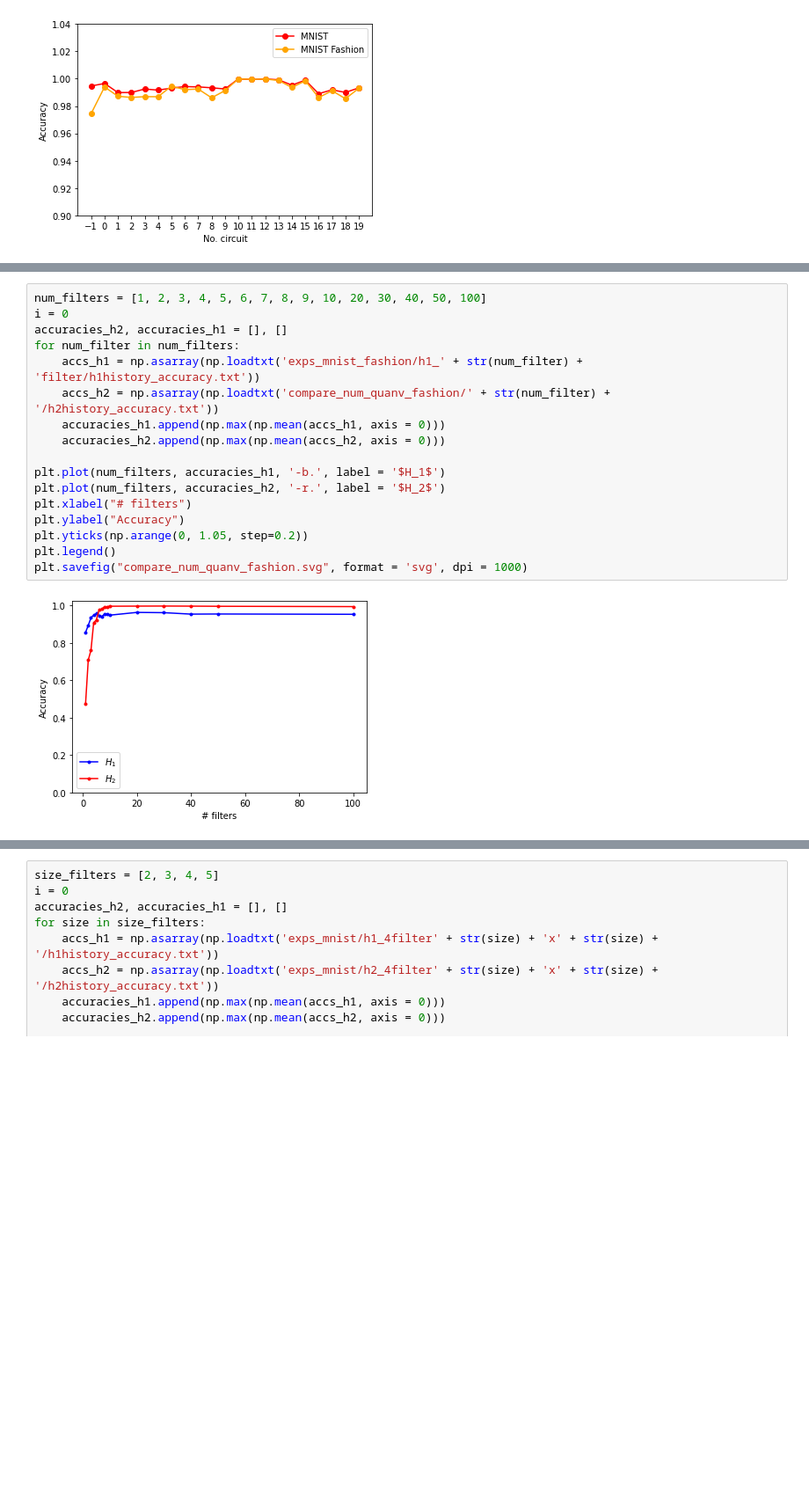
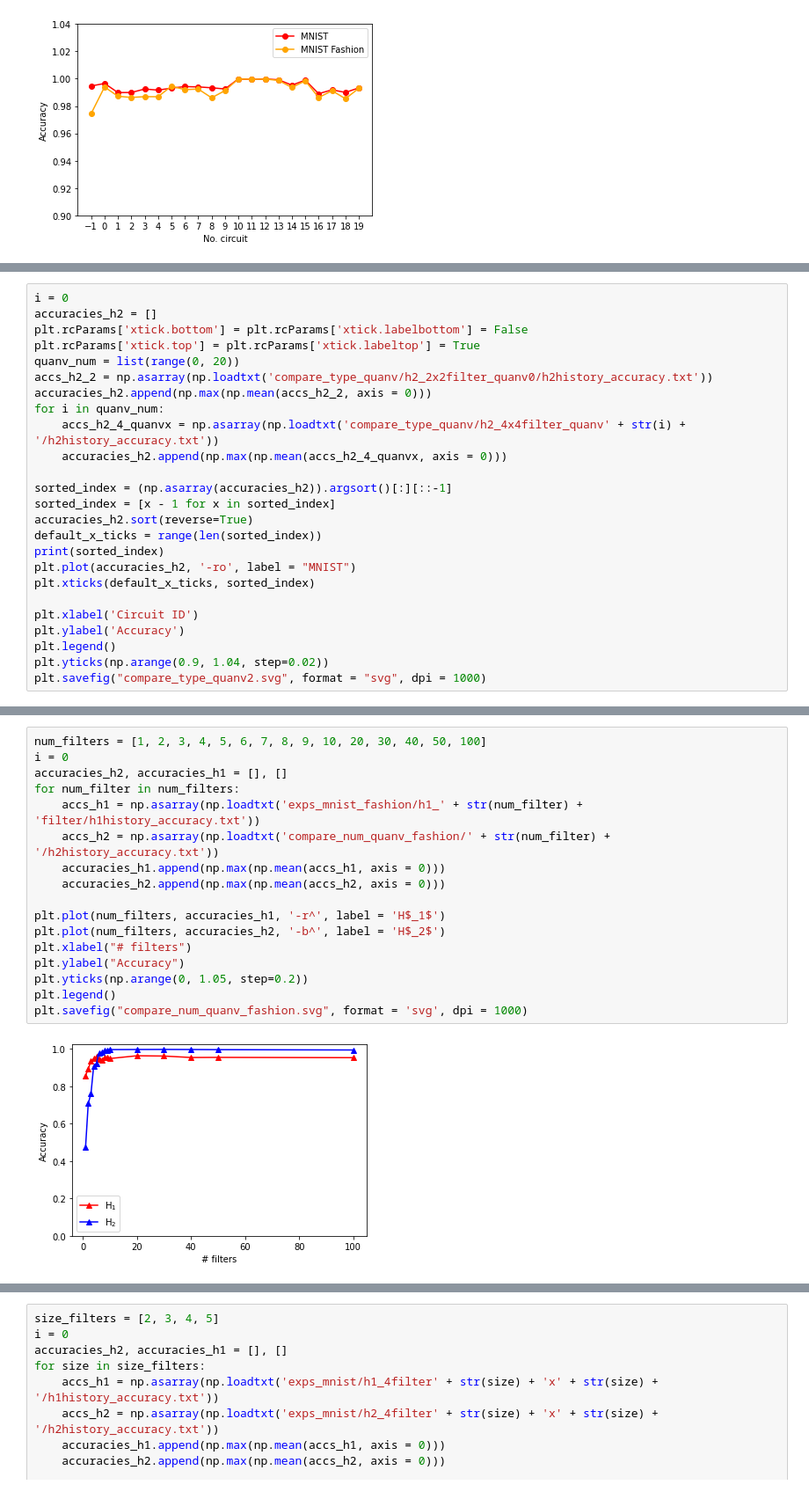
Before and after one commit to vutuanhai237/DynamicQNN, a Jupyter notebook: codes/plt_baseline.ipynb, the cells around one changed output, grey strips where cells are left out. Shown at 88% size. Drawn from its saved outputs; the diff is of its cells as text; blank space fills up the shorter version.

```diff
--- a/codes/plt_baseline.ipynb
+++ b/codes/plt_baseline.ipynb
@@ -178,0 +201,25 @@ array([11, 13, 12, 14, 16,  6,  1, 15, 20,  8], dtype=int64)
+# %%
+i = 0
+accuracies_h2 = []
+plt.rcParams['xtick.bottom'] = plt.rcParams['xtick.labelbottom'] = False
+plt.rcParams['xtick.top'] = plt.rcParams['xtick.labeltop'] = True
+quanv_num = list(range(0, 20))
+accs_h2_2 = np.asarray(np.loadtxt('compare_type_quanv/h2_2x2filter_quanv0/h2history_accuracy.txt'))
+accuracies_h2.append(np.max(np.mean(accs_h2_2, axis = 0)))
+for i in quanv_num:
+    accs_h2_4_quanvx = np.asarray(np.loadtxt('compare_type_quanv/h2_4x4filter_quanv' + str(i) + '/h2history_accuracy.txt'))
+    accuracies_h2.append(np.max(np.mean(accs_h2_4_quanvx, axis = 0)))
+
+sorted_index = (np.asarray(accuracies_h2)).argsort()[:][::-1]
+sorted_index = [x - 1 for x in sorted_index]
+accuracies_h2.sort(reverse=True)
+default_x_ticks = range(len(sorted_index))
+print(sorted_index)
+plt.plot(accuracies_h2, '-ro', label = "MNIST")
+plt.xticks(default_x_ticks, sorted_index)
+
+plt.xlabel('Circuit ID')
+plt.ylabel('Accuracy')
+plt.legend()
+plt.yticks(np.arange(0.9, 1.04, step=0.02))
+plt.savefig("compare_type_quanv2.svg", format = "svg", dpi = 1000)
@@ -222,19 +267,19 @@ plt.savefig("compare_num_quanv.svg", format = 'svg', dpi = 1000)
 # %%
 num_filters = [1, 2, 3, 4, 5, 6, 7, 8, 9, 10, 20, 30, 40, 50, 100]
 i = 0
 accuracies_h2, accuracies_h1 = [], []
 for num_filter in num_filters:
     accs_h1 = np.asarray(np.loadtxt('exps_mnist_fashion/h1_' + str(num_filter) + 'filter/h1history_accuracy.txt'))
     accs_h2 = np.asarray(np.loadtxt('compare_num_quanv_fashion/' + str(num_filter) + '/h2history_accuracy.txt'))
     accuracies_h1.append(np.max(np.mean(accs_h1, axis = 0)))
     accuracies_h2.append(np.max(np.mean(accs_h2, axis = 0)))
 
-plt.plot(num_filters, accuracies_h1, '-b.', label = '$H_1$')
-plt.plot(num_filters, accuracies_h2, '-r.', label = '$H_2$')
+plt.plot(num_filters, accuracies_h1, '-r^', label = 'H$_1$')
+plt.plot(num_filters, accuracies_h2, '-b^', label = 'H$_2$')
 plt.xlabel("# filters")
 plt.ylabel("Accuracy")
 plt.yticks(np.arange(0, 1.05, step=0.2))
 plt.legend()
 plt.savefig("compare_num_quanv_fashion.svg", format = 'svg', dpi = 1000)
 # %% [output]
-[figure, old version]
+[figure, new version]
```
Also changed, not shown: parts of 9 cells of this notebook, 18 other files.
